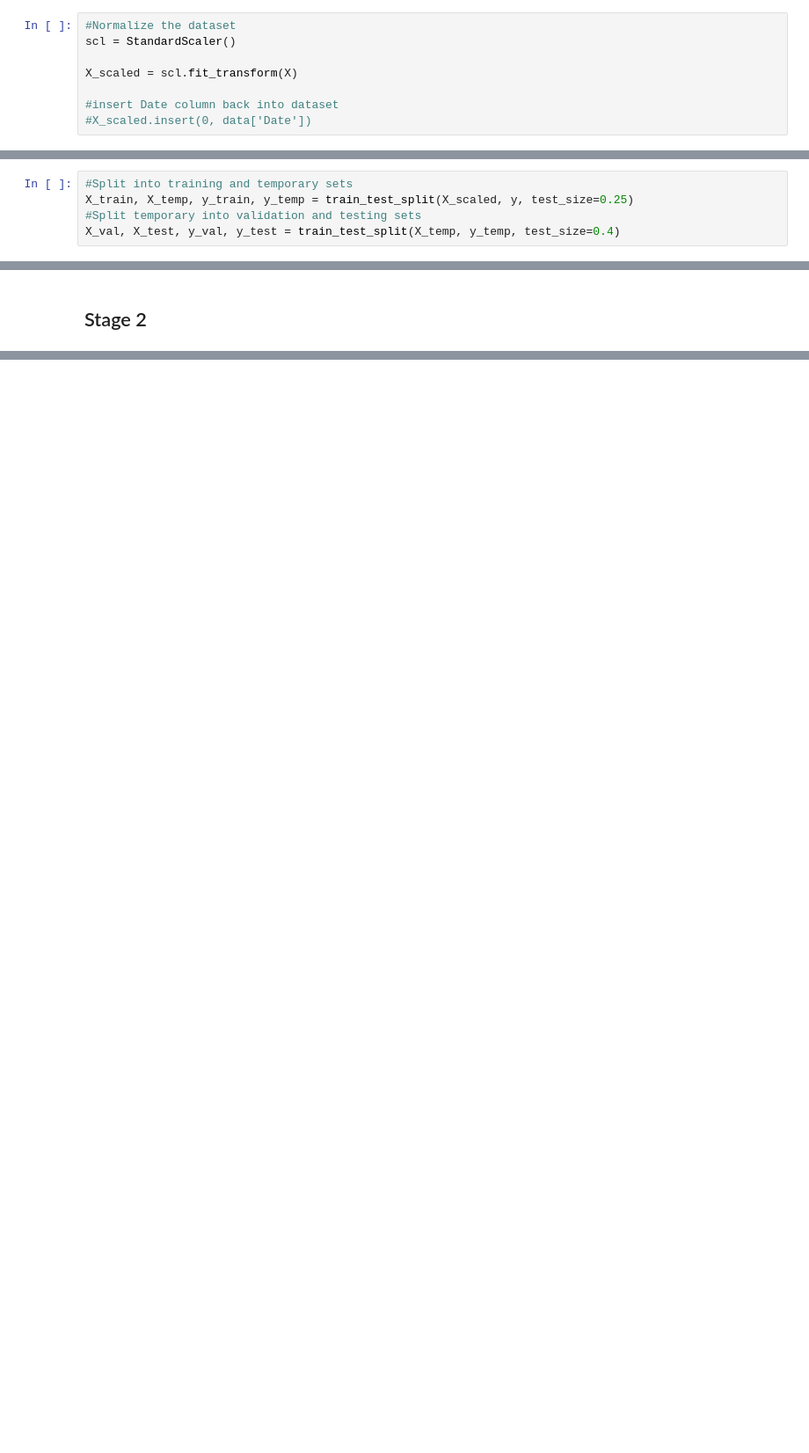
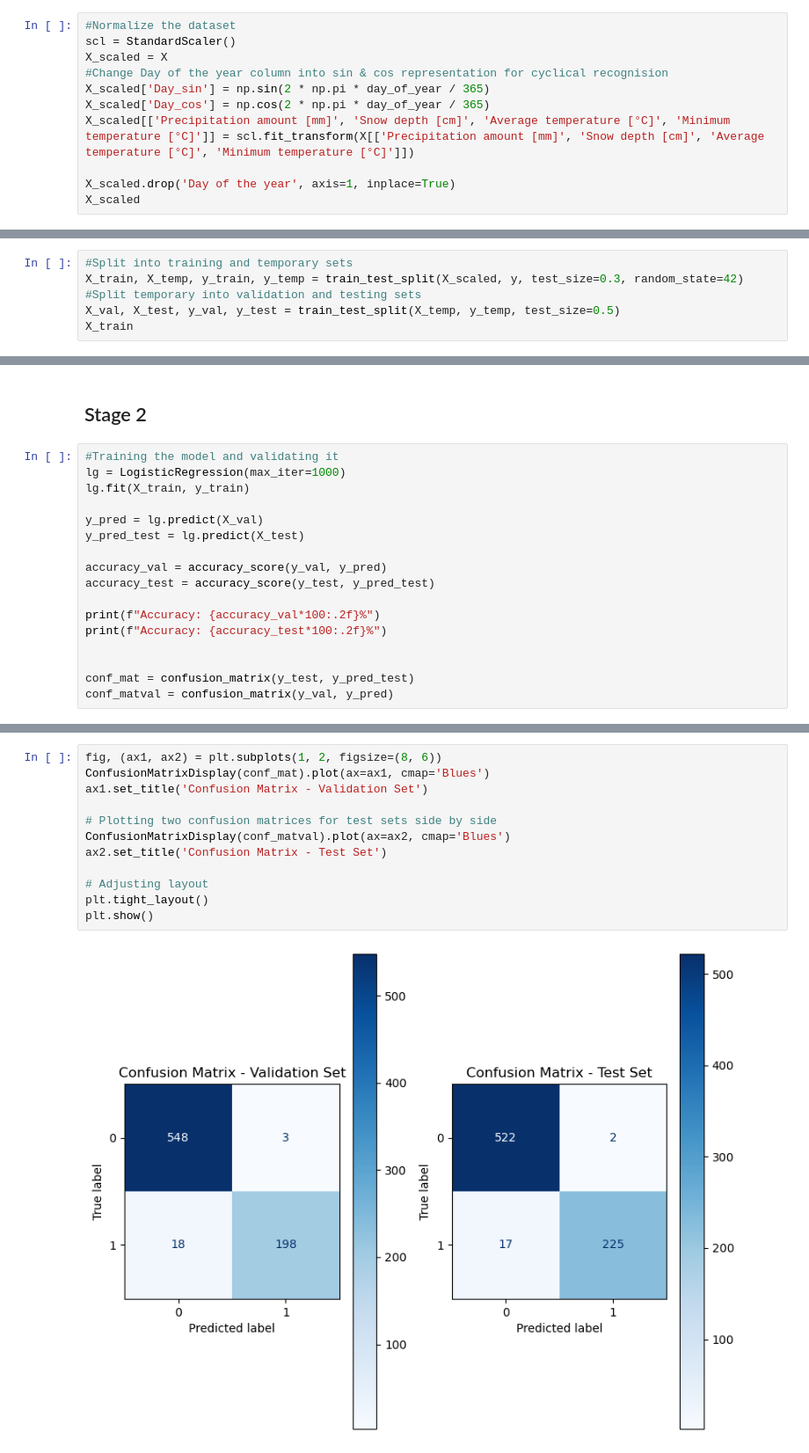
Before and after one commit to PRoutamaa/ML_course_project2024, a Jupyter notebook: ML project.ipynb, the cells around one changed output, grey strips where cells are left out. Shown: that part at 88% size. Saved outputs shown, nothing was run; the diff lists cells and outputs as text; blank space fills up the shorter version.

```diff
--- a/ML project.ipynb
+++ b/ML project.ipynb
@@ -149,8 +136,11 @@ X
 # %%
 #Normalize the dataset
 scl = StandardScaler()
+X_scaled = X
+#Change Day of the year column into sin & cos representation for cyclical recognision
+X_scaled['Day_sin'] = np.sin(2 * np.pi * day_of_year / 365)
+X_scaled['Day_cos'] = np.cos(2 * np.pi * day_of_year / 365)
+X_scaled[['Precipitation amount [mm]', 'Snow depth [cm]', 'Average temperature [°C]', 'Minimum temperature [°C]']] = scl.fit_transform(X[['Precipitation amount [mm]', 'Snow depth [cm]', 'Average temperature [°C]', 'Minimum temperature [°C]']])
 
-X_scaled = scl.fit_transform(X)
-
-#insert Date column back into dataset
-#X_scaled.insert(0, data['Date'])
+X_scaled.drop('Day of the year', axis=1, inplace=True)
+X_scaled
@@ -157,5 +161,6 @@ X_scaled = scl.fit_transform(X)
 # %%
 #Split into training and temporary sets
-X_train, X_temp, y_train, y_temp = train_test_split(X_scaled, y, test_size=0.25)
+X_train, X_temp, y_train, y_temp = train_test_split(X_scaled, y, test_size=0.3, random_state=42)
 #Split temporary into validation and testing sets
-X_val, X_test, y_val, y_test = train_test_split(X_temp, y_temp, test_size=0.4)
+X_val, X_test, y_val, y_test = train_test_split(X_temp, y_temp, test_size=0.5)
+X_train
@@ -162,2 +181,19 @@ X_val, X_test, y_val, y_test = train_test_split(X_temp, y_temp, test_size=0.4)
 # %% [markdown]
 ## Stage 2
+# %%
+#Training the model and validating it
+lg = LogisticRegression(max_iter=1000)
+lg.fit(X_train, y_train)
+
+y_pred = lg.predict(X_val)
+y_pred_test = lg.predict(X_test)
+
+accuracy_val = accuracy_score(y_val, y_pred)
+accuracy_test = accuracy_score(y_test, y_pred_test)
+
+print(f"Accuracy: {accuracy_val*100:.2f}%")
+print(f"Accuracy: {accuracy_test*100:.2f}%")
+
+
+conf_mat = confusion_matrix(y_test, y_pred_test)
+conf_matval = confusion_matrix(y_val, y_pred)
@@ -163,0 +203,14 @@ X_val, X_test, y_val, y_test = train_test_split(X_temp, y_temp, test_size=0.4)
+# %%
+fig, (ax1, ax2) = plt.subplots(1, 2, figsize=(8, 6))
+ConfusionMatrixDisplay(conf_mat).plot(ax=ax1, cmap='Blues')
+ax1.set_title('Confusion Matrix - Validation Set')
+
+# Plotting two confusion matrices for test sets side by side
+ConfusionMatrixDisplay(conf_matval).plot(ax=ax2, cmap='Blues')
+ax2.set_title('Confusion Matrix - Test Set')
+
+# Adjusting layout
+plt.tight_layout()
+plt.show()
+# %% [output]
+[figure, added]
```
Also changed, not shown: parts of 12 cells of this notebook.
